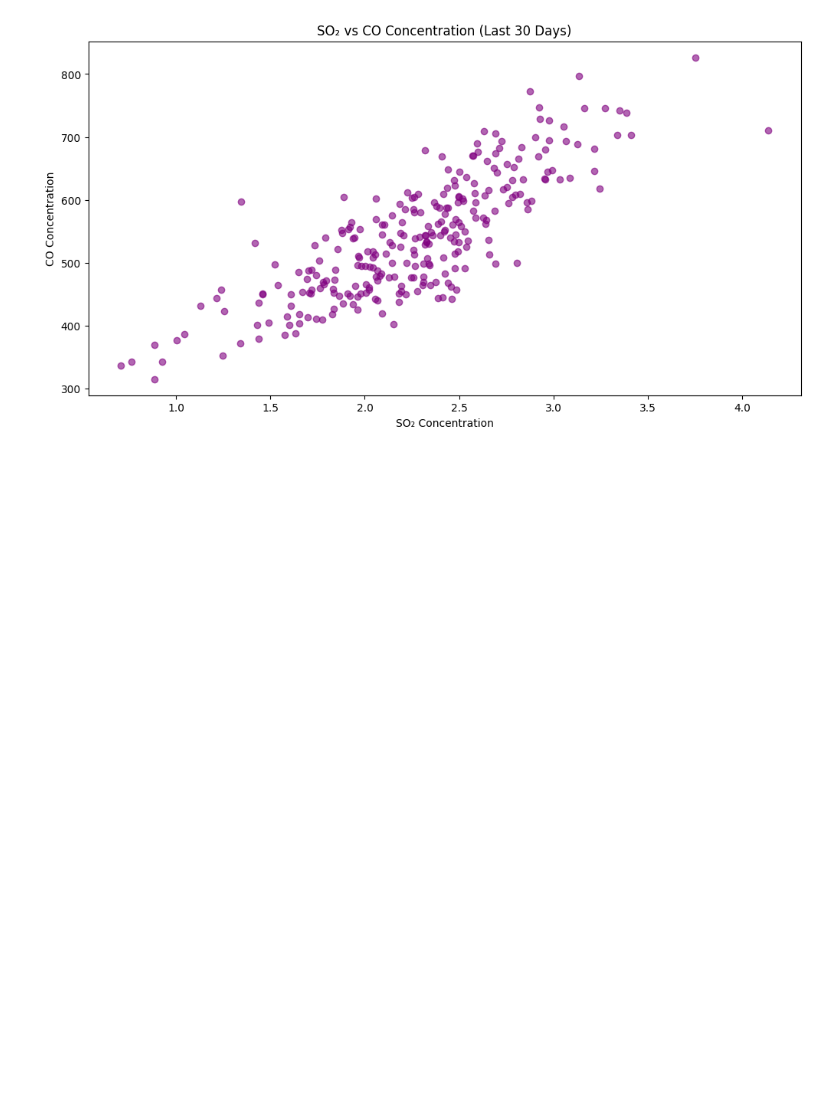
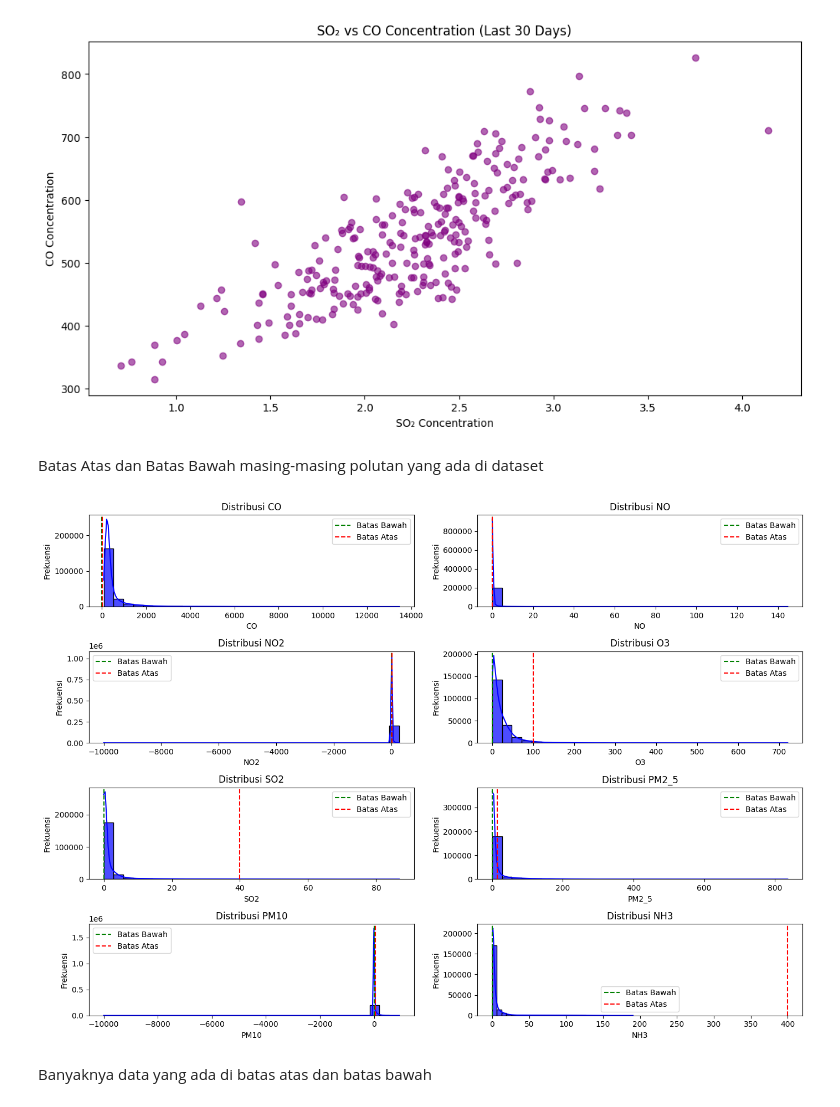
Before and after one commit to pascalreynaldy/CAPSTONE_PROJECT, a Jupyter notebook: EDA_AQI.ipynb, the cells around one changed output. Drawn from its saved outputs; the diff is of its cells as text; code cells hidden in the pictures; blank space fills up the shorter version.

Commit message:
Upper Lower Bound

```diff
--- a/EDA_AQI.ipynb
+++ b/EDA_AQI.ipynb
@@ -150,3 +150,43 @@ plt.title('SO₂ vs CO Concentration (Last 30 Days)')
 plt.show()
 # %% [output]
 [figure]
+# %% [markdown]
+Batas Atas dan Batas Bawah masing-masing polutan yang ada di dataset
+# %%
+import pandas as pd
+import matplotlib.pyplot as plt
+import seaborn as sns
+
+# Load dataset
+data = pd.read_csv('combined_data_aqi.csv')
+
+# Standar kesehatan (WHO 2021 atau badan lingkungan lainnya)
+thresholds = {
+    "co": [0, 4],           # mg/m³
+    "no": [0, 0.06],        # ppm
+    "no2": [0, 25],         # µg/m³
+    "o3": [0, 100],         # µg/m³
+    "so2": [0, 40],         # µg/m³
+    "pm2_5": [0, 15],       # µg/m³
+    "pm10": [0, 45],        # µg/m³
+    "nh3": [0, 400]         # µg/m³
+}
+
+# Plotting
+plt.figure(figsize=(14, 10))
+for i, (polutan, (lower, upper)) in enumerate(thresholds.items(), 1):
+    plt.subplot(4, 2, i)
+    sns.histplot(data[polutan], bins=30, kde=True, color="blue", alpha=0.7)
+    plt.axvline(lower, color="green", linestyle="--", label="Batas Bawah")
+    plt.axvline(upper, color="red", linestyle="--", label="Batas Atas")
+    plt.title(f"Distribusi {polutan.upper()}")
+    plt.xlabel(polutan.upper())
+    plt.ylabel("Frekuensi")
+    plt.legend()
+
+plt.tight_layout()
+plt.show()
+# %% [output]
+[figure, added]
+# %% [markdown]
+Banyaknya data yang ada di batas atas dan batas bawah
```
Also changed, not shown: parts of 1 cell of this notebook.
